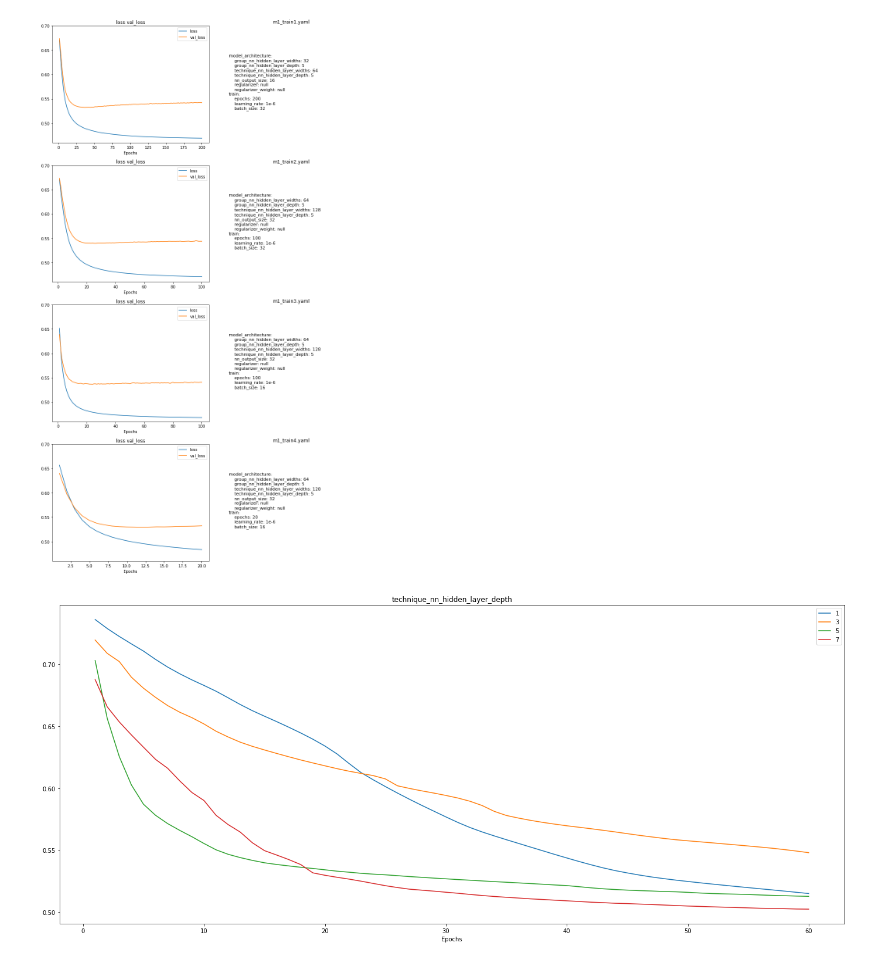
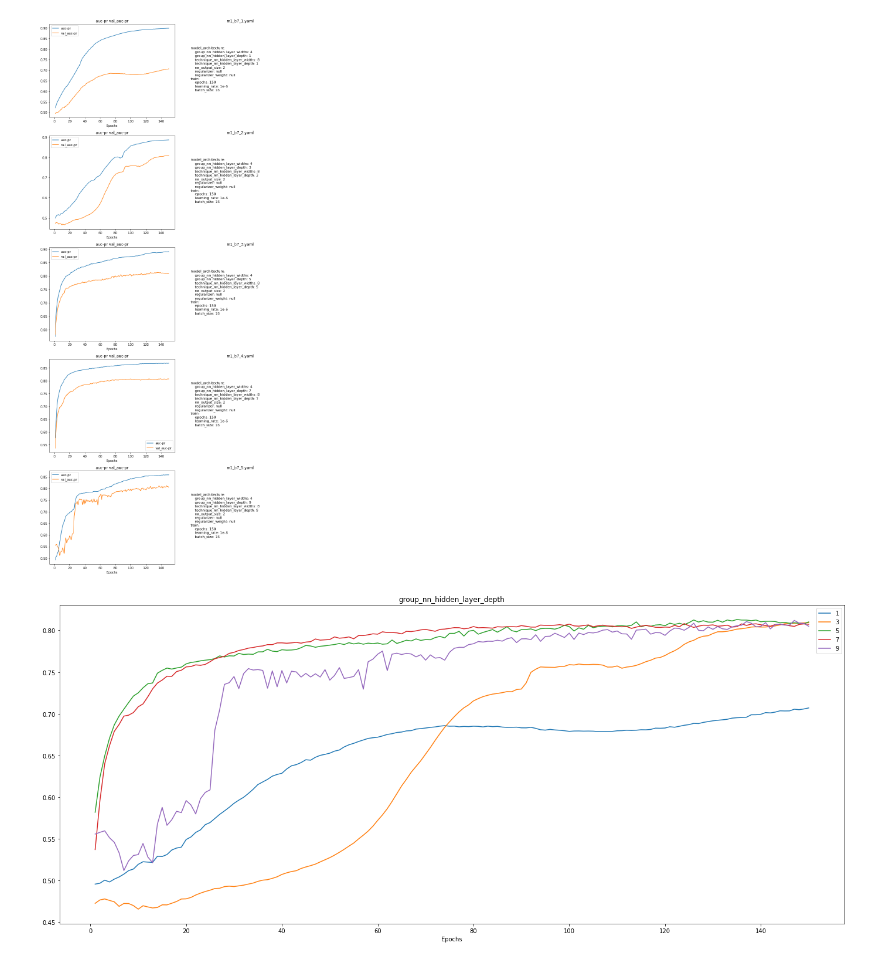
Before and after one commit to hcvu1050/hieuchivu-gt24-repo2, a Jupyter notebook: notebooks/plot_test.ipynb, the cells around one changed output. Drawn from its saved outputs; the diff is of its cells as text; code cells hidden in the pictures.

Commit message:
batch train 7

```diff
--- a/notebooks/plot_test.ipynb
+++ b/notebooks/plot_test.ipynb
@@ -8,14 +8,14 @@ import matplotlib.pyplot as plt
 # %%
 from visualization import plotting
 # %%
-plotting.grid_plot_history_with_config (model_name= 'model1', folder_name = 'model1_single_train',labels = ['loss', 'val_loss'], ylims=[0.46, 0.7])
+plotting.grid_plot_history_with_config (model_name= 'model1', folder_name = 'model1_batch7',labels = ['auc-pr', 'val_auc-pr'])
 # %% [output]
-[figure, old version]
+[figure, new version]
 # %%
 plotting.multi_line_plot_history (model_name= 'model1',
                                   folder_name = 'model1_batch7',
-                                  label = 'loss',
-                                  hyperparameter = ['model_architecture', 'technique_nn_hidden_layer_depth'],
+                                  label = 'val_auc-pr',
+                                  hyperparameter = ['model_architecture', 'group_nn_hidden_layer_depth'],
                                   )
 # %% [output]
-[figure, old version]
+[figure, new version]
```
Also changed, not shown: 32 other files.
